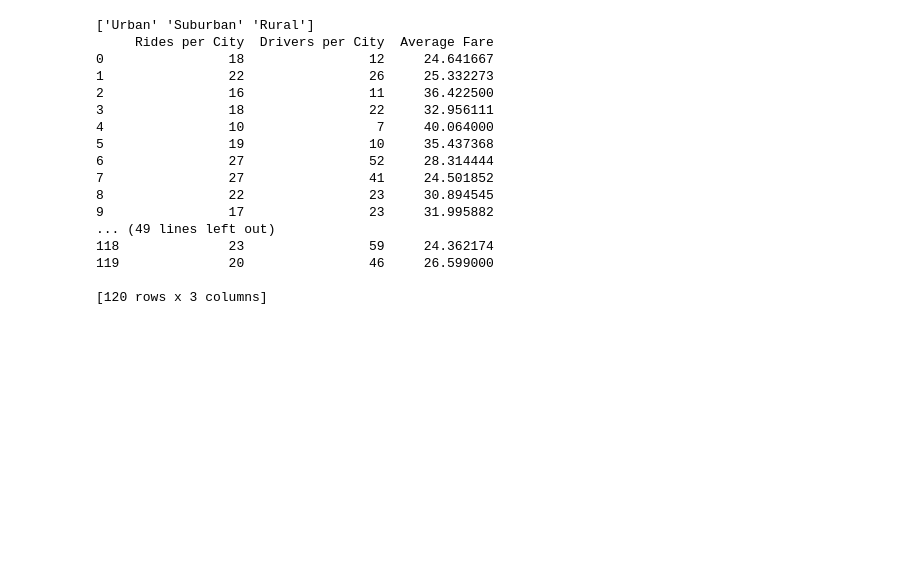
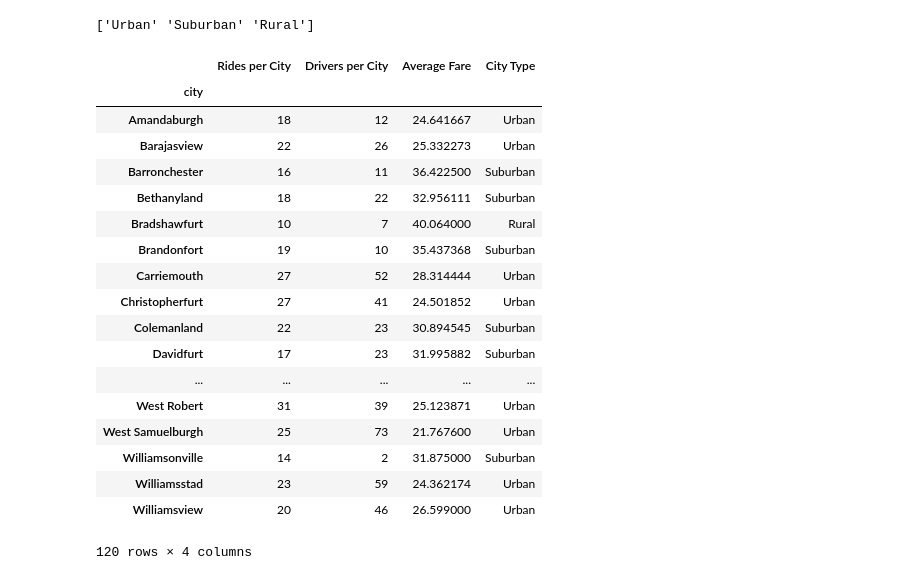
Before and after one commit to claridyd/MatplotlibHomework, a Jupyter notebook: pyber.ipynb, the cells around one changed output. Cells and saved outputs as stored; diff of their text form; code cells hidden in the pictures; blank space fills up the shorter version.

```diff
--- a/pyber.ipynb
+++ b/pyber.ipynb
@@ -30,43 +42,56 @@ combo_data.head()
 # %%
 # what are the city types
 city_type = combo_data["type"].unique()
 print(city_type)
 
 #Group by City
 city_grp = combo_data.groupby("city")
 
 
 #Total number of rides per city
 rides_per_city = city_grp["ride_id"].count()
 #print(rides_per_city)
 
 #Total number of drivers per city
 drivers_city = city_grp["driver_count"].max()
 #print(drivers_city)
 
+#list city type
+city_type = city_grp["type"].max()
+#print(city_type)
+
 #Average Fare per city
 avg_fare = city_grp["fare"].mean()
 #print(avg_fare)
 #######################################################
 # Create dataframe to hold data
 #zipped_df = list(zip(rides_per_city, drivers_city, avg_fare))
 #test1 = pd.DataFrame(zipped_df, columns = ["Rides per City", "Drivers per City", "Average Fare"])
 #print(test1)
+
+city_summary = pd.DataFrame({"Rides per City": rides_per_city,
+                            "Drivers per City": drivers_city,
+                            "Average Fare": avg_fare,
+                            "City Type": city_type})
+city_summary
 # %% [output]
 ['Urban' 'Suburban' 'Rural']
-     Rides per City  Drivers per City  Average Fare
-0                18                12     24.641667
-1                22                26     25.332273
-2                16                11     36.422500
-3                18                22     32.956111
-4                10                 7     40.064000
-5                19                10     35.437368
-6                27                52     28.314444
-7                27                41     24.501852
-8                22                23     30.894545
-9                17                23     31.995882
-... (49 lines left out)
-118              23                59     24.362174
-119              20                46     26.599000
-
-[120 rows x 3 columns]
+|  | Rides per City | Drivers per City | Average Fare | City Type |
+| city |  |  |  |  |
+| Amandaburgh | 18 | 12 | 24.641667 | Urban |
+| Barajasview | 22 | 26 | 25.332273 | Urban |
+| Barronchester | 16 | 11 | 36.422500 | Suburban |
+| Bethanyland | 18 | 22 | 32.956111 | Suburban |
+| Bradshawfurt | 10 | 7 | 40.064000 | Rural |
+| Brandonfort | 19 | 10 | 35.437368 | Suburban |
+| Carriemouth | 27 | 52 | 28.314444 | Urban |
+| Christopherfurt | 27 | 41 | 24.501852 | Urban |
+| Colemanland | 22 | 23 | 30.894545 | Suburban |
+| Davidfurt | 17 | 23 | 31.995882 | Suburban |
+| ... | ... | ... | ... | ... |
+| West Robert | 31 | 39 | 25.123871 | Urban |
+| West Samuelburgh | 25 | 73 | 21.767600 | Urban |
+| Williamsonville | 14 | 2 | 31.875000 | Suburban |
+| Williamsstad | 23 | 59 | 24.362174 | Urban |
+| Williamsview | 20 | 46 | 26.599000 | Urban |
+120 rows × 4 columns
```
Also changed, not shown: parts of 2 cells of this notebook.
